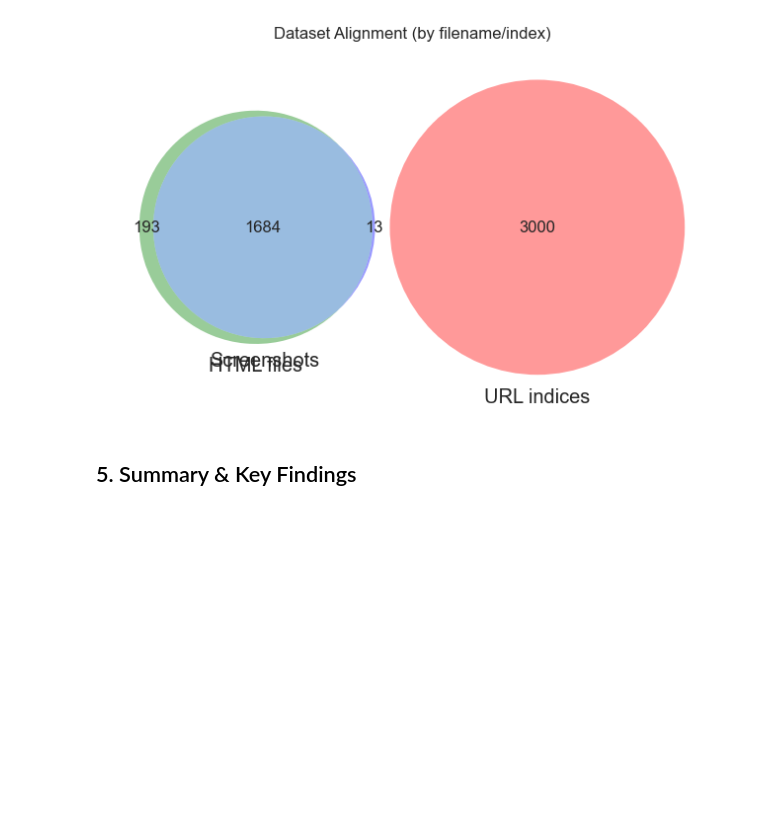
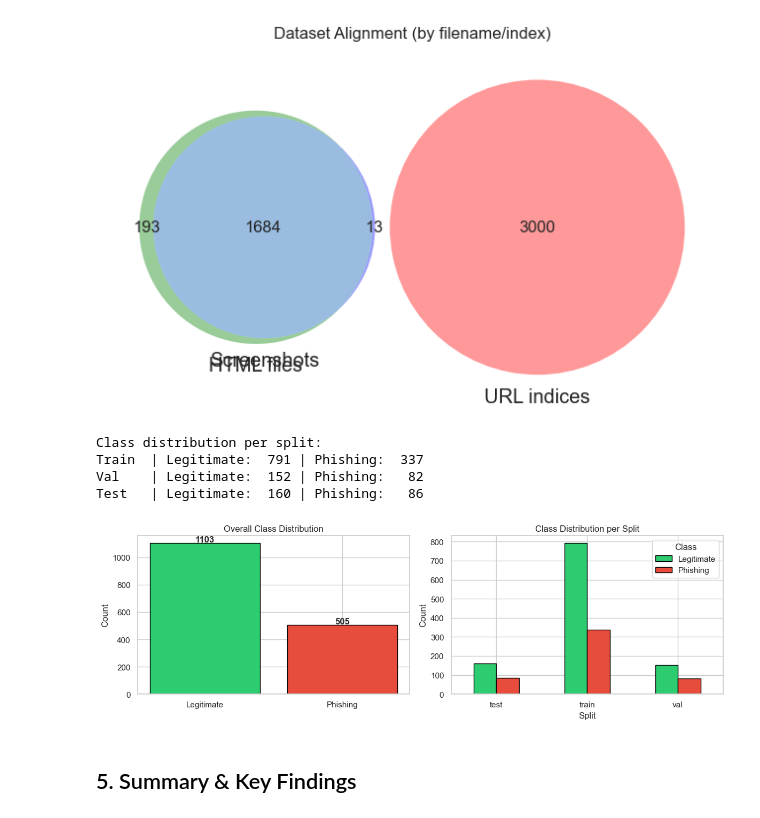
Before and after one commit to ninodelmundo/dsa4266, a Jupyter notebook: notebooks/EDA.ipynb, the cells around one changed output. Drawn from its saved outputs; the diff is of its cells as text; code cells hidden in the pictures; blank space fills up the shorter version.

```diff
--- a/notebooks/EDA.ipynb
+++ b/notebooks/EDA.ipynb
@@ -839,6 +841,58 @@ else:
         print(f'  All three overlap: {len(url_indices & html_filenames & img_filenames)}')
 # %% [output]
 [figure]
+# %%
+# Combined dataset class distribution
+data_path = Path("../data/processed/merged_dataset.csv")
+df = pd.read_csv(data_path)
+
+if 'label_name' not in df.columns:
+    df['label_name'] = df['label'].map({0: 'Legitimate', 1: 'Phishing'})
+
+summary = df.groupby(['split', 'label_name']).size().unstack().fillna(0).astype(int)
+
+print("Class distribution per split:")
+for split in ['train', 'val', 'test']:
+    if split in summary.index:
+        legit = summary.loc[split].get('Legitimate', 0)
+        phishing = summary.loc[split].get('Phishing', 0)
+        print(f"{split.capitalize():<6} | Legitimate: {legit:>4} | Phishing: {phishing:>4}")
+
+fig, axes = plt.subplots(1, 2, figsize=(12, 4))
+
+counts = df['label_name'].value_counts()
+colors = ['#2ecc71' if c == 'Legitimate' else '#e74c3c' for c in counts.index]
+
+axes[0].bar(counts.index, counts.values, color=colors, edgecolor='black')
+axes[0].set_title('Overall Class Distribution')
+axes[0].set_ylabel('Count')
+
+for i, (label, count) in enumerate(counts.items()):
+    axes[0].text(i, count + 10, str(count), ha='center', fontweight='bold')
+
+split_counts = df.groupby(['split', 'label_name']).size().unstack()
+
+split_counts.plot(
+    kind='bar',
+    ax=axes[1],
+    color=['#2ecc71', '#e74c3c'],
+    edgecolor='black'
+)
+
+axes[1].set_title('Class Distribution per Split')
+axes[1].set_ylabel('Count')
+axes[1].set_xlabel('Split')
+axes[1].legend(title='Class')
+axes[1].tick_params(axis='x', rotation=0)
+
+plt.tight_layout()
+plt.show()
+# %% [output]
+Class distribution per split:
+Train  | Legitimate:  791 | Phishing:  337
+Val    | Legitimate:  152 | Phishing:   82
+Test   | Legitimate:  160 | Phishing:   86
+[figure, added]
 # %% [markdown]
 ## 5. Summary & Key Findings
 # %%
```
Also changed, not shown: parts of 13 cells of this notebook, 1 other file.
